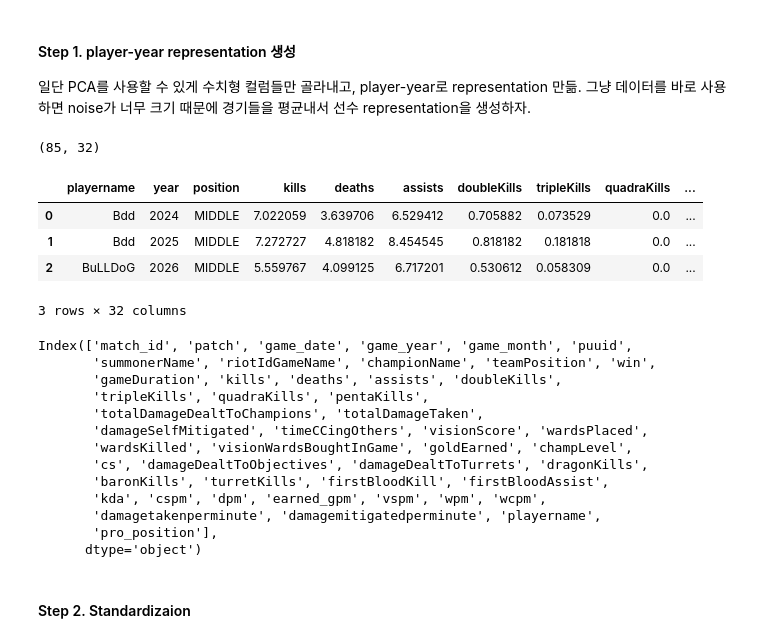
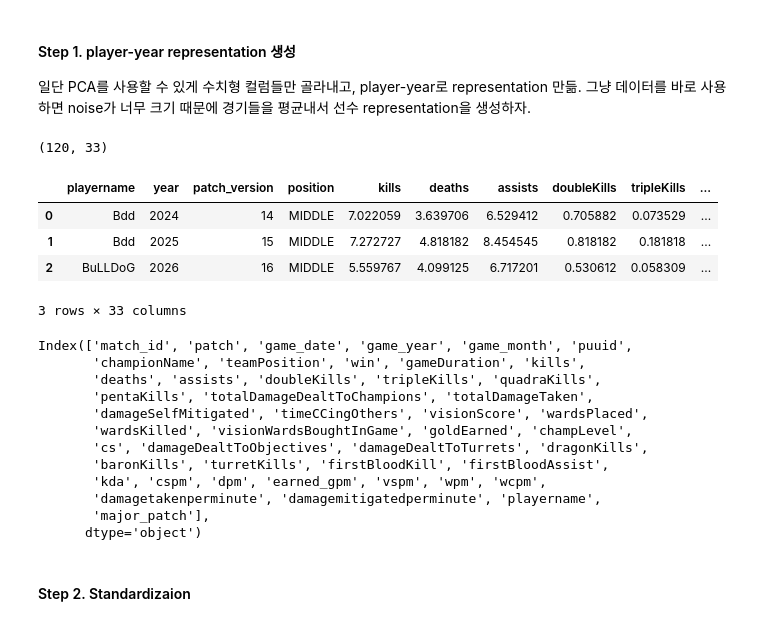
Before and after one commit to dbwofla11/LCK-Efficiency-Analysis, a Jupyter notebook: 라이엇latent_space.ipynb, the cells around one changed output. Saved outputs shown, nothing was run; the diff lists cells and outputs as text; code cells hidden in the pictures.

```diff
--- a/라이엇latent_space.ipynb
+++ b/라이엇latent_space.ipynb
@@ -7,7 +7,7 @@
 # %%
 import pandas as pd
 
-riot_df = pd.read_csv('RiotAPI데이터_최종백본.csv')
+riot_df = pd.read_csv('최종솔랭_주포지션_매치데이터.csv')
 # %% [markdown]
 #### Step 1. player-year representation 생성
 일단 PCA를 사용할 수 있게 수치형 컬럼들만 골라내고, player-year로 representation 만듦.
@@ -91,63 +91,70 @@ for col in bool_cols:
     riot_df[col] = riot_df[col].astype(int)
 
 # =========================
-# Player-Year Representation 생성
+# 1. 메이저 패치 열 생성
+# 세부 패치를 메이저 단위(예: '15')로 묶음
+# =========================
+riot_df["major_patch"] = riot_df["patch"].astype(str).str.split('.').str[0]
+
+
+# =========================
+# 2. Player-Year-Patch Representation 생성
 # 경기 단위 noise 제거 위해 평균 사용
 # =========================
-
 player_vectors = (
     riot_df
     .groupby(
         [
             "playername",
             "game_year",
-            "pro_position"
+            "major_patch",
+            "teamPosition"
         ]
     )[numeric_features]
     .mean()
     .reset_index()
 )
 
 # =========================
 # 컬럼명 정리 (선택)
 # =========================
 
 player_vectors = player_vectors.rename(
     columns={
         "game_year": "year",
-        "pro_position": "position"
+        "teamPosition": "position",
+        "major_patch": "patch_version",
     }
 )
 
 # =========================
 # 확인
 # =========================
 
 print(player_vectors.shape)
 
 player_vectors.head(3)
 # %% [output]
-(85, 32)
+(120, 33)
-|  | playername | year | position | kills | deaths | assists | doubleKills | tripleKills | quadraKills | ... |
-| 0 | Bdd | 2024 | MIDDLE | 7.022059 | 3.639706 | 6.529412 | 0.705882 | 0.073529 | 0.0 | ... |
-| 1 | Bdd | 2025 | MIDDLE | 7.272727 | 4.818182 | 8.454545 | 0.818182 | 0.181818 | 0.0 | ... |
-| 2 | BuLLDoG | 2026 | MIDDLE | 5.559767 | 4.099125 | 6.717201 | 0.530612 | 0.058309 | 0.0 | ... |
+|  | playername | year | patch_version | position | kills | deaths | assists | doubleKills | tripleKills | ... |
+| 0 | Bdd | 2024 | 14 | MIDDLE | 7.022059 | 3.639706 | 6.529412 | 0.705882 | 0.073529 | ... |
+| 1 | Bdd | 2025 | 15 | MIDDLE | 7.272727 | 4.818182 | 8.454545 | 0.818182 | 0.181818 | ... |
+| 2 | BuLLDoG | 2026 | 16 | MIDDLE | 5.559767 | 4.099125 | 6.717201 | 0.530612 | 0.058309 | ... |
-3 rows × 32 columns
+3 rows × 33 columns
 # %%
 riot_df.columns
 # %% [output]
 Index(['match_id', 'patch', 'game_date', 'game_year', 'game_month', 'puuid',
-       'summonerName', 'riotIdGameName', 'championName', 'teamPosition', 'win',
-       'gameDuration', 'kills', 'deaths', 'assists', 'doubleKills',
-       'tripleKills', 'quadraKills', 'pentaKills',
-       'totalDamageDealtToChampions', 'totalDamageTaken',
+       'championName', 'teamPosition', 'win', 'gameDuration', 'kills',
+       'deaths', 'assists', 'doubleKills', 'tripleKills', 'quadraKills',
+       'pentaKills', 'totalDamageDealtToChampions', 'totalDamageTaken',
        'damageSelfMitigated', 'timeCCingOthers', 'visionScore', 'wardsPlaced',
        'wardsKilled', 'visionWardsBoughtInGame', 'goldEarned', 'champLevel',
        'cs', 'damageDealtToObjectives', 'damageDealtToTurrets', 'dragonKills',
        'baronKills', 'turretKills', 'firstBloodKill', 'firstBloodAssist',
        'kda', 'cspm', 'dpm', 'earned_gpm', 'vspm', 'wpm', 'wcpm',
        'damagetakenperminute', 'damagemitigatedperminute', 'playername',
-       'pro_position'],
+       'major_patch'],
       dtype='object')
 # %% [markdown]
 #### Step 2. Standardizaion
```
Also changed, not shown: parts of 22 cells of this notebook.
